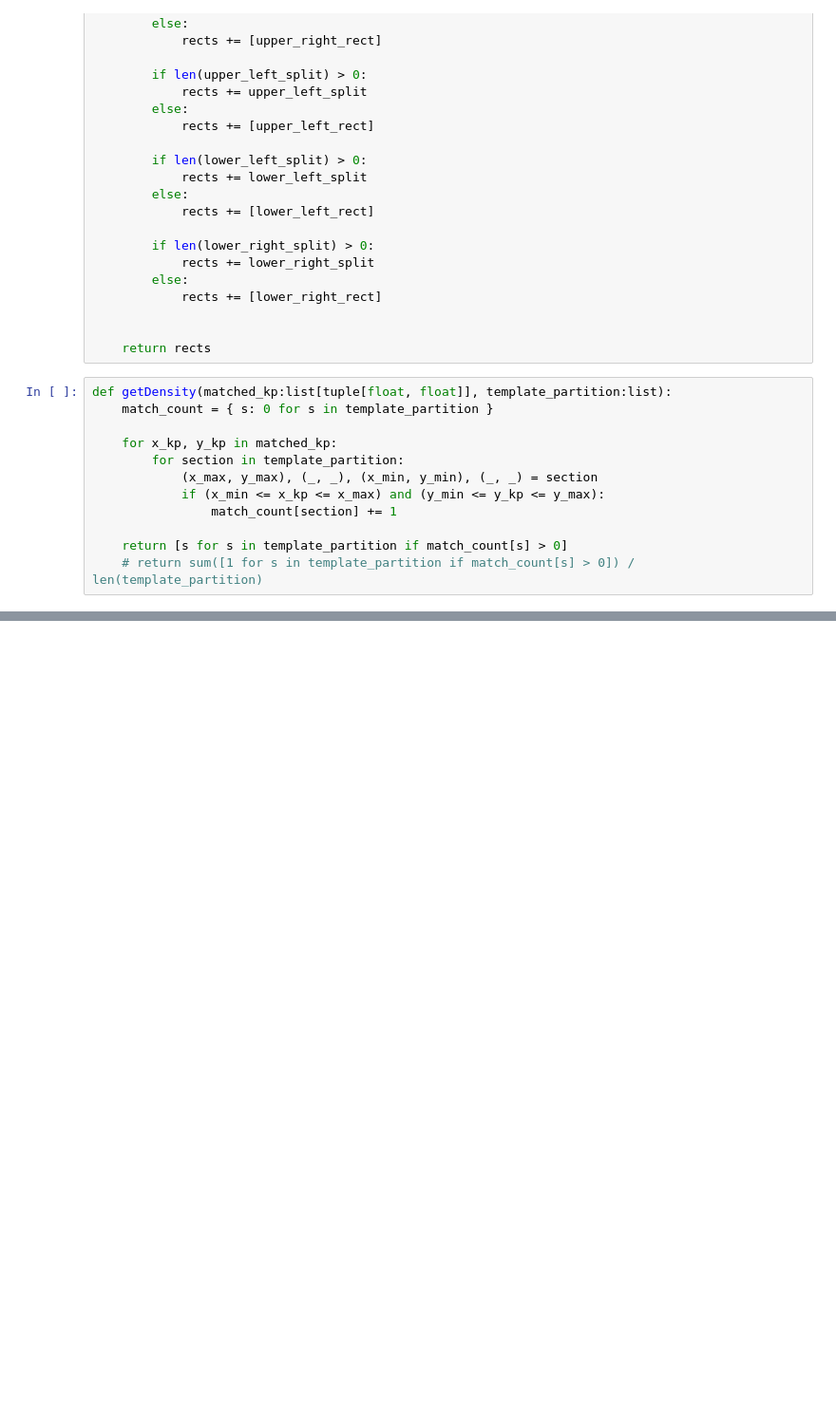
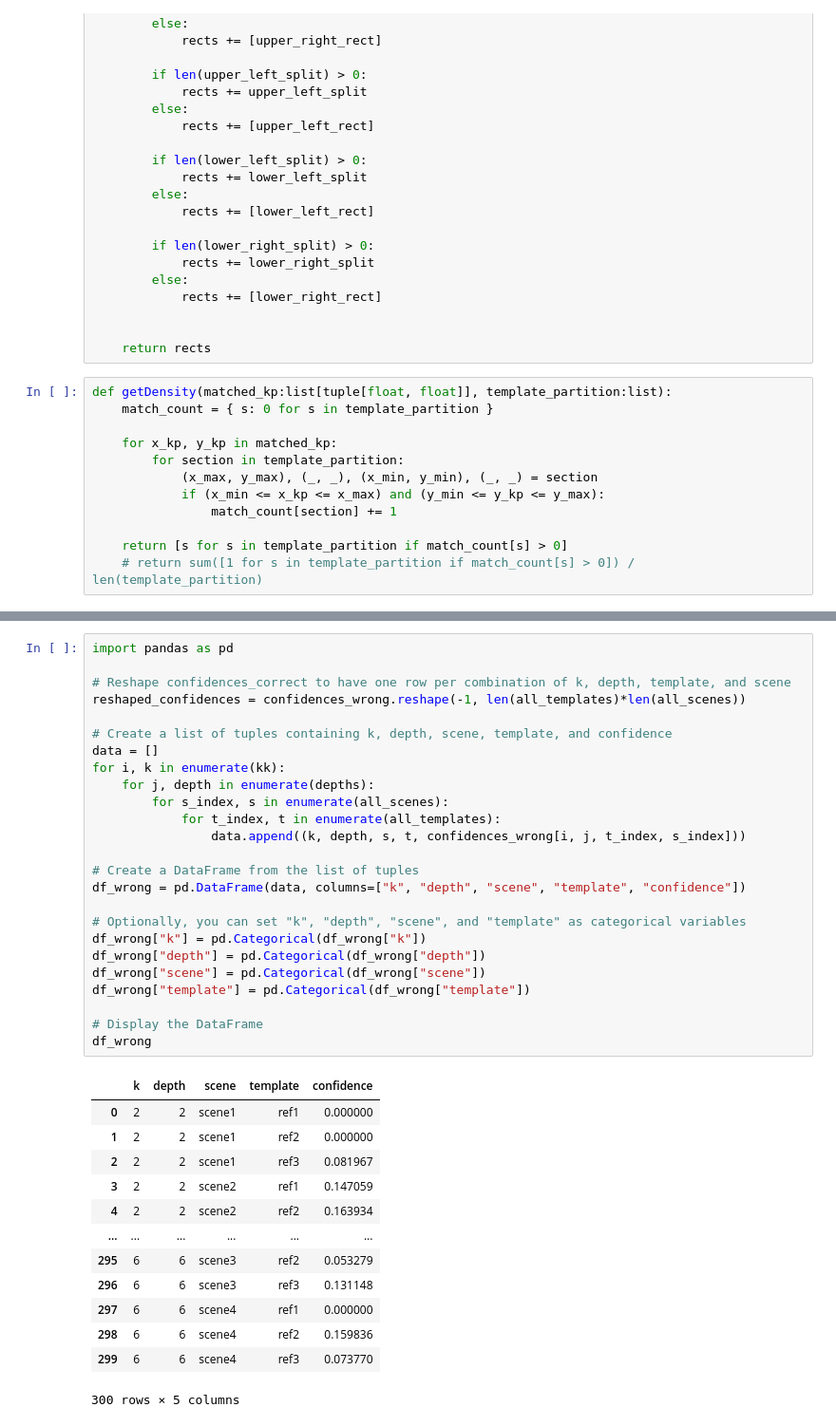
Before and after one commit to NotXia/opencv-instance-detection, a Jupyter notebook: src/density_test.ipynb, the cells around one changed output, grey strips where cells are left out. Shown at 95% size. Saved outputs shown, nothing was run; the diff lists cells and outputs as text; blank space fills up the shorter version.

```diff
--- a/src/density_test.ipynb
+++ b/src/density_test.ipynb
@@ -156,0 +301,39 @@ plt.show()
+# %%
+import pandas as pd
+
+# Reshape confidences_correct to have one row per combination of k, depth, template, and scene
+reshaped_confidences = confidences_wrong.reshape(-1, len(all_templates)*len(all_scenes))
+
+# Create a list of tuples containing k, depth, scene, template, and confidence
+data = []
+for i, k in enumerate(kk):
+    for j, depth in enumerate(depths):
+        for s_index, s in enumerate(all_scenes):
+            for t_index, t in enumerate(all_templates):
+                data.append((k, depth, s, t, confidences_wrong[i, j, t_index, s_index]))
+
+# Create a DataFrame from the list of tuples
+df_wrong = pd.DataFrame(data, columns=["k", "depth", "scene", "template", "confidence"])
+
+# Optionally, you can set "k", "depth", "scene", and "template" as categorical variables
+df_wrong["k"] = pd.Categorical(df_wrong["k"])
+df_wrong["depth"] = pd.Categorical(df_wrong["depth"])
+df_wrong["scene"] = pd.Categorical(df_wrong["scene"])
+df_wrong["template"] = pd.Categorical(df_wrong["template"])
+
+# Display the DataFrame
+df_wrong
+# %% [output]
+|  | k | depth | scene | template | confidence |
+| 0 | 2 | 2 | scene1 | ref1 | 0.000000 |
+| 1 | 2 | 2 | scene1 | ref2 | 0.000000 |
+| 2 | 2 | 2 | scene1 | ref3 | 0.081967 |
+| 3 | 2 | 2 | scene2 | ref1 | 0.147059 |
+| 4 | 2 | 2 | scene2 | ref2 | 0.163934 |
+| ... | ... | ... | ... | ... | ... |
+| 295 | 6 | 6 | scene3 | ref2 | 0.053279 |
+| 296 | 6 | 6 | scene3 | ref3 | 0.131148 |
+| 297 | 6 | 6 | scene4 | ref1 | 0.000000 |
+| 298 | 6 | 6 | scene4 | ref2 | 0.159836 |
+| 299 | 6 | 6 | scene4 | ref3 | 0.073770 |
+300 rows × 5 columns
```
Also changed, not shown: parts of 18 cells of this notebook.
